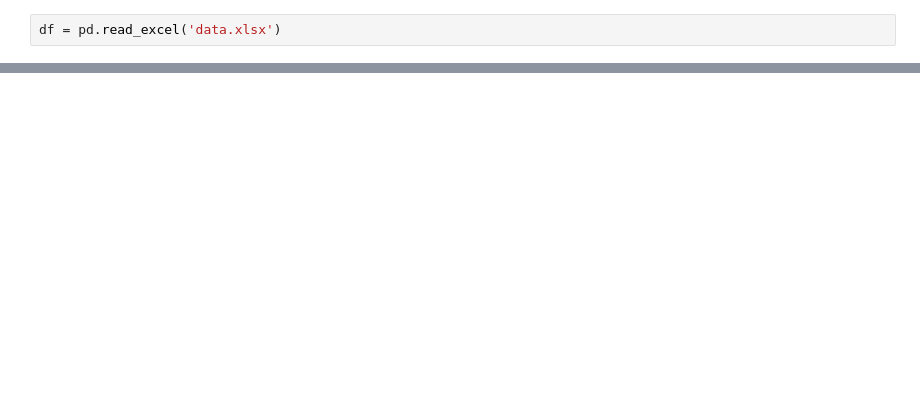
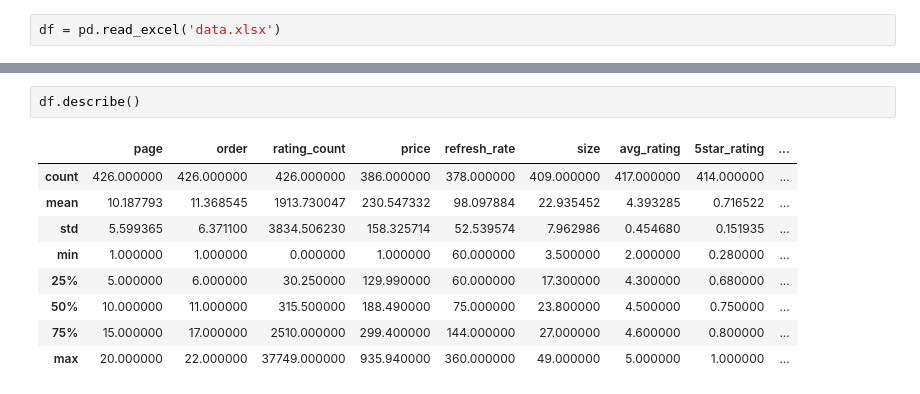
Before and after one commit to tinon224/amazon_monitor, a Jupyter notebook: amazon_pc_monitor.ipynb, the cells around one changed output, grey strips where cells are left out. Saved outputs shown, nothing was run; the diff lists cells and outputs as text; blank space fills up the shorter version.

```diff
--- a/amazon_pc_monitor.ipynb
+++ b/amazon_pc_monitor.ipynb
@@ -36,0 +56,12 @@ df.head()
+# %%
+df.describe()
+# %% [output]
+|  | page | order | rating_count | price | refresh_rate | size | avg_rating | 5star_rating | ... |
+| count | 426.000000 | 426.000000 | 426.000000 | 386.000000 | 378.000000 | 409.000000 | 417.000000 | 414.000000 | ... |
+| mean | 10.187793 | 11.368545 | 1913.730047 | 230.547332 | 98.097884 | 22.935452 | 4.393285 | 0.716522 | ... |
+| std | 5.599365 | 6.371100 | 3834.506230 | 158.325714 | 52.539574 | 7.962986 | 0.454680 | 0.151935 | ... |
+| min | 1.000000 | 1.000000 | 0.000000 | 1.000000 | 60.000000 | 3.500000 | 2.000000 | 0.280000 | ... |
+| 25% | 5.000000 | 6.000000 | 30.250000 | 129.990000 | 60.000000 | 17.300000 | 4.300000 | 0.680000 | ... |
+| 50% | 10.000000 | 11.000000 | 315.500000 | 188.490000 | 75.000000 | 23.800000 | 4.500000 | 0.750000 | ... |
+| 75% | 15.000000 | 17.000000 | 2510.000000 | 299.400000 | 144.000000 | 27.000000 | 4.600000 | 0.800000 | ... |
+| max | 20.000000 | 22.000000 | 37749.000000 | 935.940000 | 360.000000 | 49.000000 | 5.000000 | 1.000000 | ... |
```
Also changed, not shown: parts of 21 cells of this notebook.
